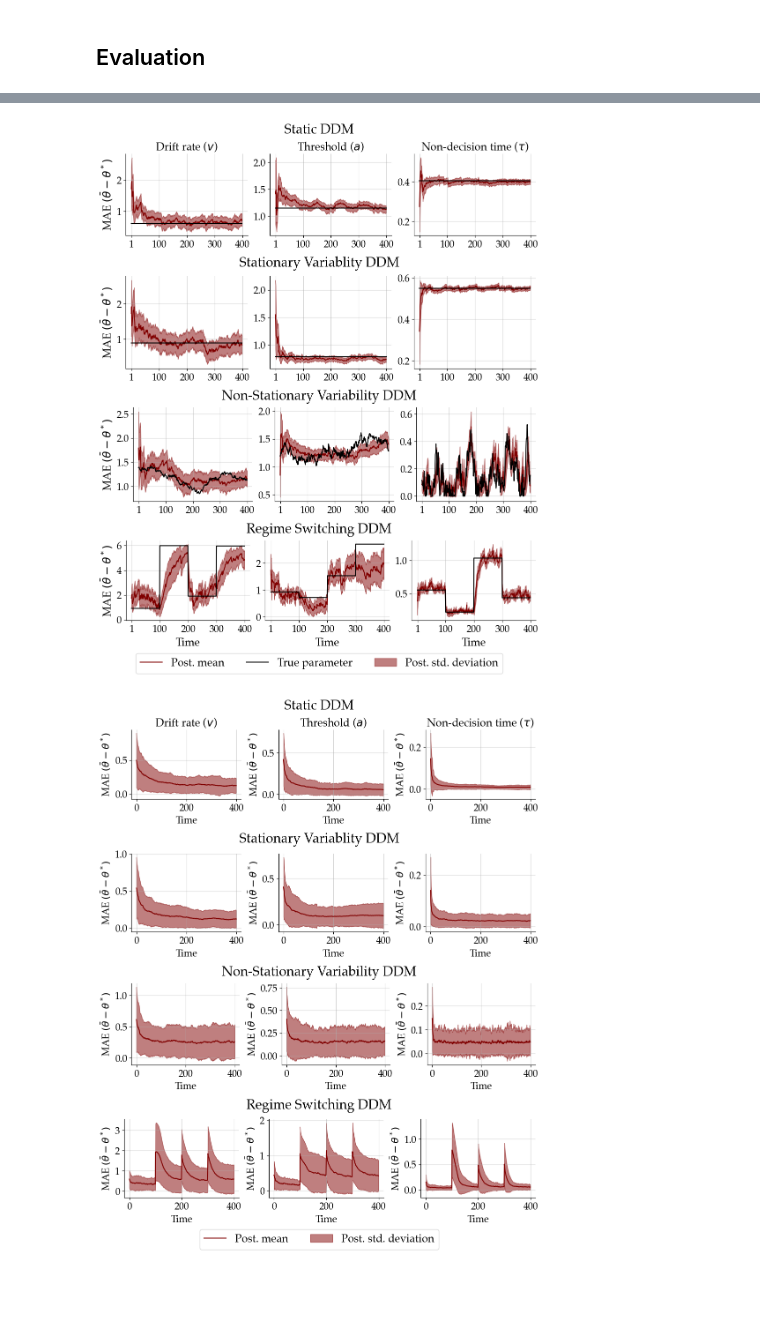
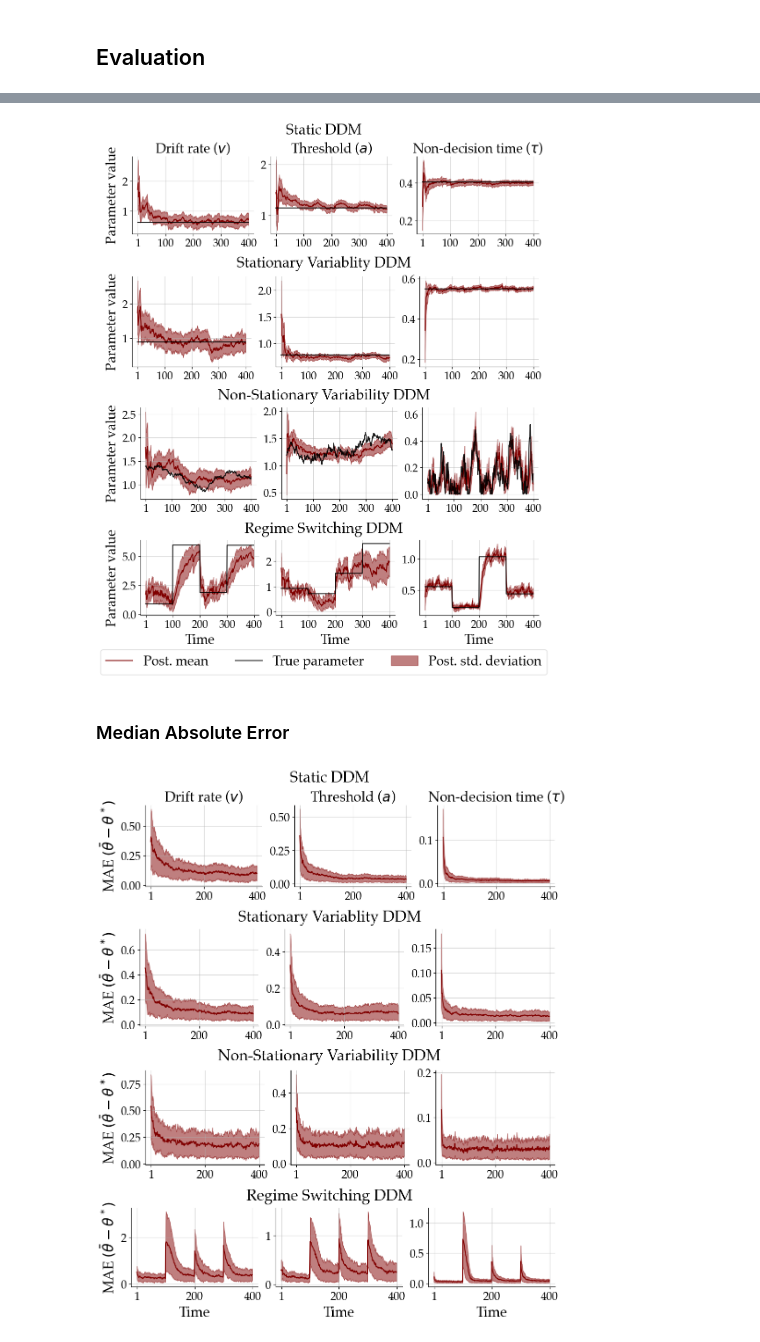
Before and after one commit to bayesflow-org/Neural-Superstatistics, a Jupyter notebook: applications/simulation_study/notebook/simulation_study_experiment.ipynb, the cells around one changed output, grey strips where cells are left out. Cells and saved outputs as stored; diff of their text form; code cells hidden in the pictures; blank space fills up the shorter version.

```diff
--- a/applications/simulation_study/notebook/simulation_study_experiment.ipynb
+++ b/applications/simulation_study/notebook/simulation_study_experiment.ipynb
@@ -216,7 +219,7 @@ for row, subfig in enumerate(subfigs):
 
         ax.plot(
             np.arange(NUM_STEPS), true_summary[row, which, :, col],
-            color = "black", label = "True parameter"
+            color = "black", label = "True parameter", alpha = 0.9,
         )
 
         ax.fill_between(
@@ -234,7 +237,7 @@ for row, subfig in enumerate(subfigs):
         if row == 3:
             ax.set_xlabel('Time', fontsize=FONT_SIZE_2)
         if col == 0:
-            ax.set_ylabel(r'MAE $(\bar{\theta} - \theta^*)$', fontsize=FONT_SIZE_2)
+            ax.set_ylabel("Parameter value", fontsize=FONT_SIZE_2)
         ax.tick_params(axis='both', which='major', labelsize=FONT_SIZE_3)
         ax.set_xticks((1, 100, 200, 300, 400))
 
@@ -251,7 +254,9 @@ f.tight_layout()
 
 plt.savefig('../plots/simulation_study_exemplar.png', dpi=300, bbox_inches='tight')
 # %% [output]
-[figure, old version]
+[figure, new version]
+# %% [markdown]
+### Median Absolute Error
 # %%
 # calculate absolute error between true and estimated parameter
 abs_error_static = np.empty((NUM_SIM, NUM_STEPS, 3))
@@ -263,14 +268,17 @@ abs_error_random_walk = np.abs(local_post_random_walk_means - random_walk_ddm_si
 abs_error_regime_switching = np.abs(local_post_regime_switching_means - regime_switching_ddm_sim['prior_draws'])
 # %%
 # aggregate absolute error over simulations
-abs_error_static_mean = abs_error_static.mean(axis=0)
-abs_error_static_std = abs_error_static.std(axis=0)
-abs_error_stationary_mean = abs_error_stationary.mean(axis=0)
-abs_error_stationary_std = abs_error_stationary.std(axis=0)
-abs_error_random_walk_mean = abs_error_random_walk.mean(axis=0)
-abs_error_random_walk_std = abs_error_random_walk.std(axis=0)
-abs_error_regime_switching_mean = abs_error_regime_switching.mean(axis=0)
-abs_error_regime_switching_std = abs_error_regime_switching.std(axis=0)
+abs_error_static_mean = np.median(abs_error_static, axis=0)
+abs_error_static_std = median_abs_deviation(abs_error_static, axis=0)
+
+abs_error_stationary_mean = np.median(abs_error_stationary, axis=0)
+abs_error_stationary_std = median_abs_deviation(abs_error_stationary, axis=0)
+
+abs_error_random_walk_mean = np.median(abs_error_random_walk, axis=0)
+abs_error_random_walk_std = median_abs_deviation(abs_error_random_walk, axis=0)
+
+abs_error_regime_switching_mean = np.median(abs_error_regime_switching, axis=0)
+abs_error_regime_switching_std = median_abs_deviation(abs_error_regime_switching, axis=0)
 # %%
 mean_summaries = np.array([abs_error_static_mean, abs_error_stationary_mean,
                 abs_error_random_walk_mean, abs_error_regime_switching_mean])
@@ -288,43 +296,36 @@ for row, subfig in enumerate(subfigs):
     subfig.suptitle(subfigure_titles[row], fontsize=FONT_SIZE_1, fontweight='semibold')
 
     # create 1x3 subplots per subfig
     axs = subfig.subplots(nrows=1, ncols=3)
     for col, ax in enumerate(axs):
         ax.plot(
             np.arange(NUM_STEPS), mean_summaries[row, :, col],
             color = "maroon", label="Post. mean"
         )
 
         ax.fill_between(
             np.arange(NUM_STEPS),
             mean_summaries[row, :, col] - std_summaries[row, :, col],
             mean_summaries[row, :, col] + std_summaries[row, :, col],
             alpha = 0.5,
             color = "maroon",
             label="Post. std. deviation"
         )
         ax.grid(alpha=0.5)
 
         if row == 0:
             ax.set_title(PARAM_LABELS[col] + ' ({})'.format(PARAM_NAMES[col]), fontsize=FONT_SIZE_2)
+        if row == 3:
+            ax.set_xlabel('Time', fontsize=FONT_SIZE_2)
+        if col == 0:
+            ax.set_ylabel(r'MAE $(\bar{\theta} - \theta^*)$', fontsize=FONT_SIZE_2)
 
-        ax.set_xlabel('Time', fontsize=FONT_SIZE_3)
-        ax.set_ylabel(r'MAE $(\bar{\theta} - \theta^*)$', fontsize=FONT_SIZE_3)
         ax.tick_params(axis='both', which='major', labelsize=FONT_SIZE_3)
-
-        if row == 3 and col == 0:
-            subfig.subplots_adjust(hspace=0.5)
-            subfig.legend(
-                bbox_to_anchor=(0.5, -0.1),
-                fontsize=FONT_SIZE_2,
-                loc="center",
-                ncol=3
-                )
-
+        ax.set_xticks([1, 200, 400])
 
 sns.despine()
 f.tight_layout()
 
 plt.savefig('../plots/simulation_study_mae.png', dpi=300, bbox_inches='tight')
 # %% [output]
-[figure, old version]
+[figure, new version]
```
Also changed, not shown: parts of 6 cells of this notebook, 13 other files.
